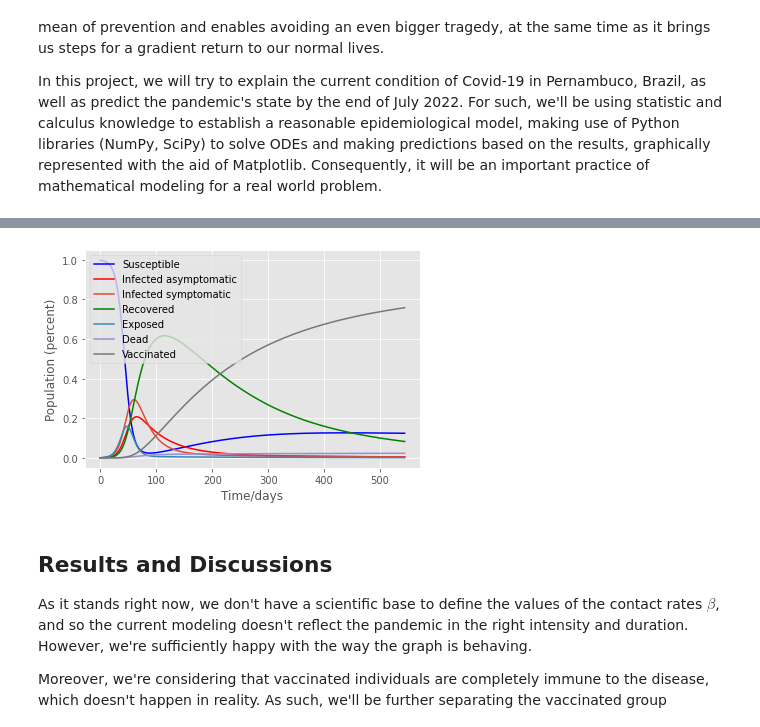
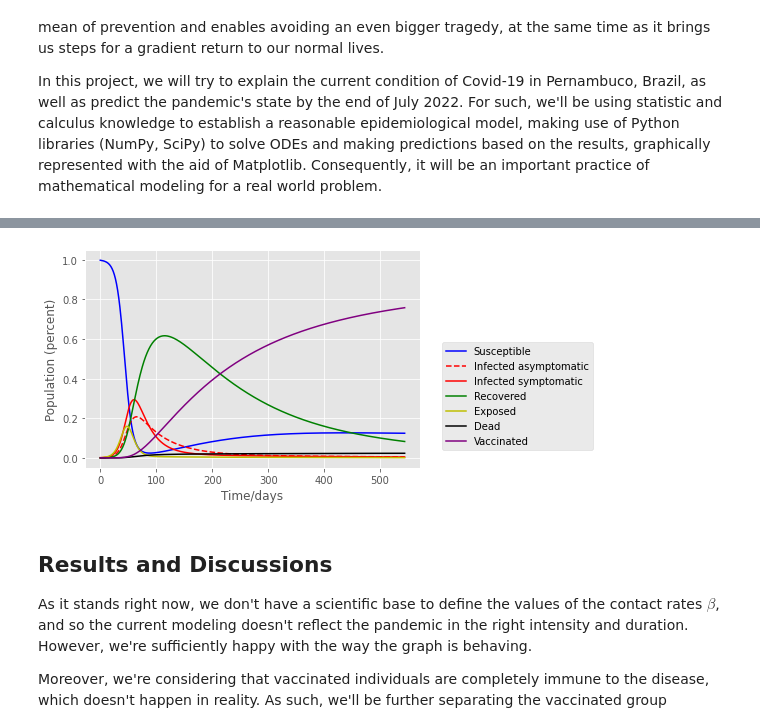
Before and after one commit to mulirow/projeto-metodos, a Jupyter notebook: p3/p3.ipynb, the cells around one changed output, grey strips where cells are left out. Saved outputs shown, nothing was run; the diff lists cells and outputs as text; code cells hidden in the pictures.

```diff
--- a/p3/p3.ipynb
+++ b/p3/p3.ipynb
@@ -101,18 +107,18 @@ ret = odeint(deriv, y0, t)
 S, Ia,Is, R, E, D, V = ret.T
 # %%
 plt.plot(t, S/N, 'b', label='Susceptible')
-plt.plot(t, Ia/N, 'r', label='Infected asymptomatic')
-plt.plot(t, Is/N, label='Infected symptomatic')
+plt.plot(t, Ia/N, 'r--', label='Infected asymptomatic')
+plt.plot(t, Is/N, 'r', label='Infected symptomatic')
 plt.plot(t, R/N, 'g', label='Recovered')
-plt.plot(t, E/N, label='Exposed')
-plt.plot(t, D/N, label='Dead')
-plt.plot(t, V/N, label='Vaccinated')
+plt.plot(t, E/N, 'y', label='Exposed')
+plt.plot(t, D/N, 'black', label='Dead')
+plt.plot(t, V/N, 'purple', label='Vaccinated')
 plt.xlabel('Time/days')
 plt.ylabel('Population (percent)')
-plt.legend()
+plt.legend(bbox_to_anchor=(1.05, 0.6))
 plt.show()
 # %% [output]
-[figure, old version]
+[figure, new version]
 # %% [markdown]
 ## Results and Discussions
 
```
Also changed, not shown: parts of 3 cells of this notebook.
